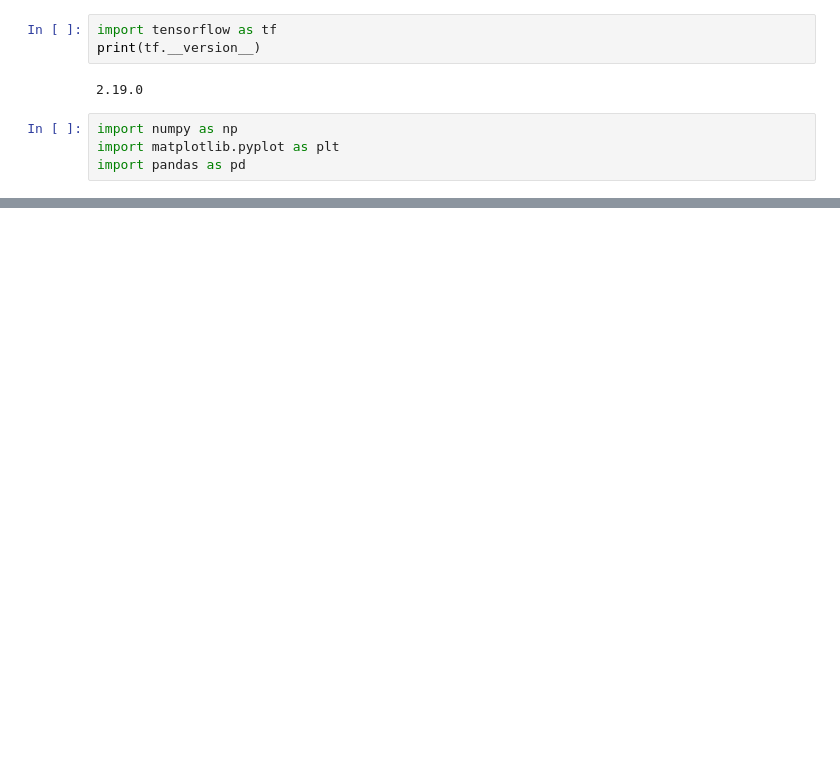
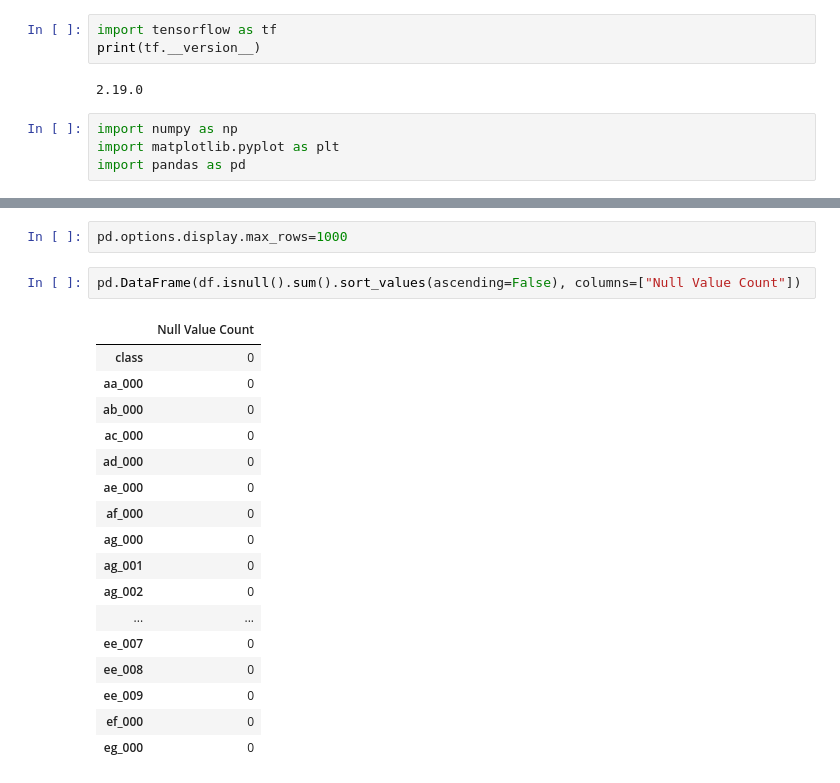
Before and after one commit to tasnim-shamsuddin/Deep-Learning-, a Jupyter notebook: DeepLearning.ipynb, the cells around one changed output, grey strips where cells are left out. Cells and saved outputs as stored; diff of their text form; blank space fills up the shorter version.

```diff
--- a/DeepLearning.ipynb
+++ b/DeepLearning.ipynb
@@ -32,0 +70,22 @@ warning: You appear to have cloned an empty repository.
+# %%
+pd.options.display.max_rows=1000
+# %%
+pd.DataFrame(df.isnull().sum().sort_values(ascending=False), columns=["Null Value Count"])
+# %% [output]
+|  | Null Value Count |
+| class | 0 |
+| aa_000 | 0 |
+| ab_000 | 0 |
+| ac_000 | 0 |
+| ad_000 | 0 |
+| ae_000 | 0 |
+| af_000 | 0 |
+| ag_000 | 0 |
+| ag_001 | 0 |
+| ag_002 | 0 |
+| ... | ... |
+| ee_007 | 0 |
+| ee_008 | 0 |
+| ee_009 | 0 |
+| ef_000 | 0 |
+| eg_000 | 0 |
```
Also changed, not shown: parts of 10 cells of this notebook.
